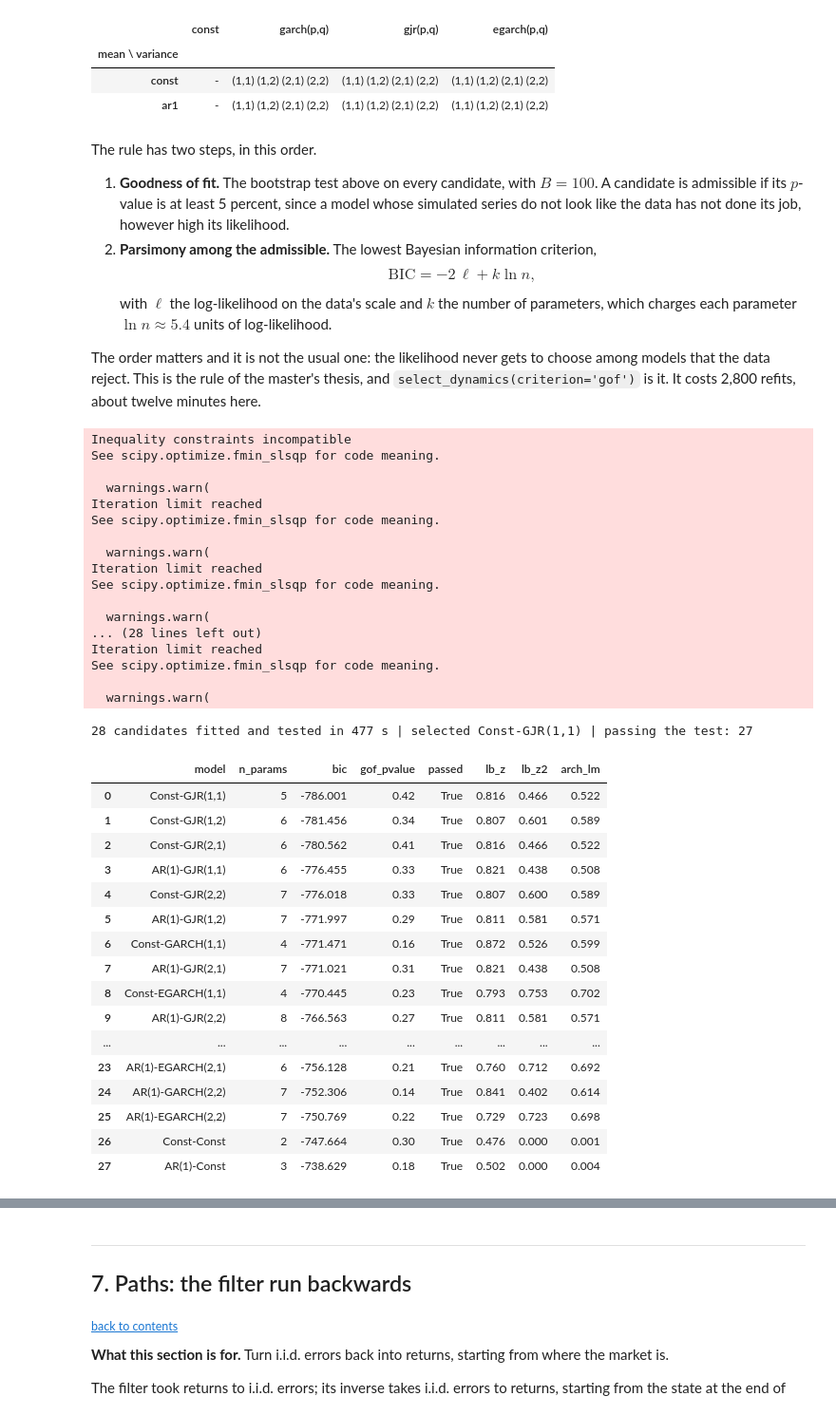
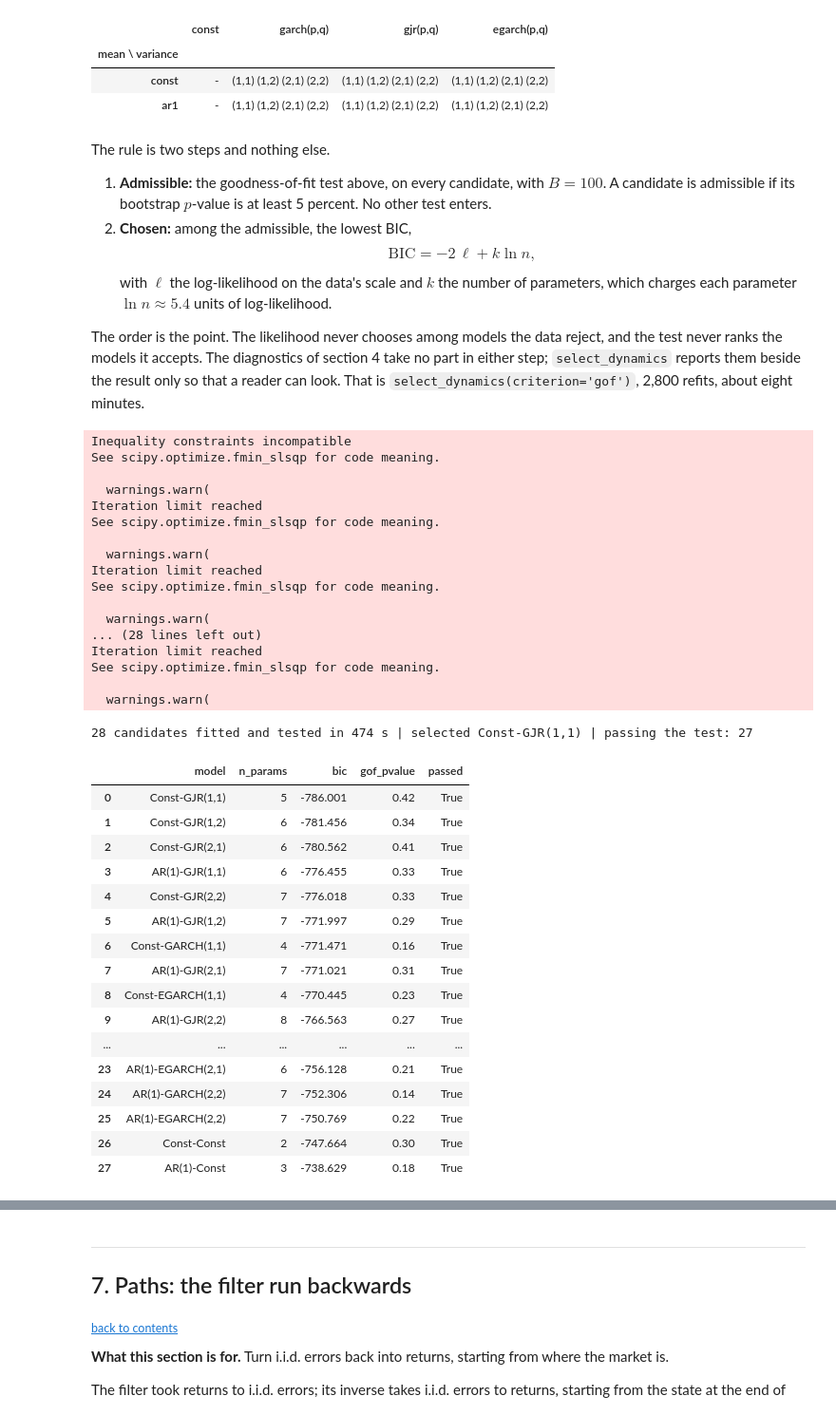
Before and after one commit to mamadouyamar/CVineMarketGen, a Jupyter notebook: examples/04_time_series_of_a_factor.ipynb, the cells around one changed output, grey strips where cells are left out. Shown at 95% size. Saved outputs shown, nothing was run; the diff lists cells and outputs as text; code cells hidden in the pictures.

```diff
--- a/examples/04_time_series_of_a_factor.ipynb
+++ b/examples/04_time_series_of_a_factor.ipynb
@@ -484,64 +496,63 @@ the GARCH family grid, plus HMM(2) and HMM(3): 28 candidates
 | const | - | (1,1) (1,2) (2,1) (2,2) | (1,1) (1,2) (2,1) (2,2) | (1,1) (1,2) (2,1) (2,2) |
 | ar1 | - | (1,1) (1,2) (2,1) (2,2) | (1,1) (1,2) (2,1) (2,2) | (1,1) (1,2) (2,1) (2,2) |
 # %% [markdown]
-The rule has two steps, in this order.
+The rule is two steps and nothing else.
 
-1. **Goodness of fit.** The bootstrap test above on every candidate, with
-   $B = 100$. A candidate is admissible if its $p$-value is at least 5
-   percent, since a model whose simulated series do not look like the data
-   has not done its job, however high its likelihood.
-2. **Parsimony among the admissible.** The lowest Bayesian information
-   criterion,
+1. **Admissible:** the goodness-of-fit test above, on every candidate, with
+   $B = 100$. A candidate is admissible if its bootstrap $p$-value is at
+   least 5 percent. No other test enters.
+2. **Chosen:** among the admissible, the lowest BIC,
    $$\mathrm{BIC} = -2\,\ell + k \ln n,$$
    with $\ell$ the log-likelihood on the data's scale and $k$ the number of
    parameters, which charges each parameter $\ln n \approx 5.4$ units of
    log-likelihood.
 
-The order matters and it is not the usual one: the likelihood never gets to
-choose among models that the data reject. This is the rule of the master's
-thesis, and `select_dynamics(criterion='gof')` is it. It costs 2,800 refits,
-about twelve minutes here.
+The order is the point. The likelihood never chooses among models the data
+reject, and the test never ranks the models it accepts. The diagnostics of
+section 4 take no part in either step; `select_dynamics` reports them beside
+the result only so that a reader can look. That is
+`select_dynamics(criterion='gof')`, 2,800 refits, about eight minutes.
 # %%
 t0 = time.time()
 sel = select_dynamics(y.to_frame(), B=100, seed=0, verbose=False)
 best = sel.models["Equity DM"]
-cand = sel.candidates.sort_values("bic")[["model", "n_params", "bic", "gof_pvalue", "passed", "lb_z", "lb_z2", "arch_lm"]].reset_index(drop=True)
+cand = sel.candidates.sort_values("bic")[["model", "n_params", "bic", "gof_pvalue", "passed"]].reset_index(drop=True)
 print(f"{len(cand)} candidates fitted and tested in {time.time() - t0:.0f} s | selected {best.name} | passing the test: {int(cand['passed'].sum())}")
 cand.round(3)
 # %% [output]
 Inequality constraints incompatible
 See scipy.optimize.fmin_slsqp for code meaning.
 
   warnings.warn(
 Iteration limit reached
 See scipy.optimize.fmin_slsqp for code meaning.
 
   warnings.warn(
 Iteration limit reached
 See scipy.optimize.fmin_slsqp for code meaning.
 
   warnings.warn(
 ... (28 lines left out)
 Iteration limit reached
 See scipy.optimize.fmin_slsqp for code meaning.
 
   warnings.warn(
-28 candidates fitted and tested in 477 s | selected Const-GJR(1,1) | passing the test: 27
+28 candidates fitted and tested in 474 s | selected Const-GJR(1,1) | passing the test: 27
-|  | model | n_params | bic | gof_pvalue | passed | lb_z | lb_z2 | arch_lm |
-| 0 | Const-GJR(1,1) | 5 | -786.001 | 0.42 | True | 0.816 | 0.466 | 0.522 |
-| 1 | Const-GJR(1,2) | 6 | -781.456 | 0.34 | True | 0.807 | 0.601 | 0.589 |
-| 2 | Const-GJR(2,1) | 6 | -780.562 | 0.41 | True | 0.816 | 0.466 | 0.522 |
-| 3 | AR(1)-GJR(1,1) | 6 | -776.455 | 0.33 | True | 0.821 | 0.438 | 0.508 |
-| 4 | Const-GJR(2,2) | 7 | -776.018 | 0.33 | True | 0.807 | 0.600 | 0.589 |
-| 5 | AR(1)-GJR(1,2) | 7 | -771.997 | 0.29 | True | 0.811 | 0.581 | 0.571 |
-| 6 | Const-GARCH(1,1) | 4 | -771.471 | 0.16 | True | 0.872 | 0.526 | 0.599 |
-| 7 | AR(1)-GJR(2,1) | 7 | -771.021 | 0.31 | True | 0.821 | 0.438 | 0.508 |
-| 8 | Const-EGARCH(1,1) | 4 | -770.445 | 0.23 | True | 0.793 | 0.753 | 0.702 |
-| 9 | AR(1)-GJR(2,2) | 8 | -766.563 | 0.27 | True | 0.811 | 0.581 | 0.571 |
-| ... | ... | ... | ... | ... | ... | ... | ... | ... |
-| 23 | AR(1)-EGARCH(2,1) | 6 | -756.128 | 0.21 | True | 0.760 | 0.712 | 0.692 |
-| 24 | AR(1)-GARCH(2,2) | 7 | -752.306 | 0.14 | True | 0.841 | 0.402 | 0.614 |
-| 25 | AR(1)-EGARCH(2,2) | 7 | -750.769 | 0.22 | True | 0.729 | 0.723 | 0.698 |
-| 26 | Const-Const | 2 | -747.664 | 0.30 | True | 0.476 | 0.000 | 0.001 |
-| 27 | AR(1)-Const | 3 | -738.629 | 0.18 | True | 0.502 | 0.000 | 0.004 |
+|  | model | n_params | bic | gof_pvalue | passed |
+| 0 | Const-GJR(1,1) | 5 | -786.001 | 0.42 | True |
+| 1 | Const-GJR(1,2) | 6 | -781.456 | 0.34 | True |
+| 2 | Const-GJR(2,1) | 6 | -780.562 | 0.41 | True |
+| 3 | AR(1)-GJR(1,1) | 6 | -776.455 | 0.33 | True |
+| 4 | Const-GJR(2,2) | 7 | -776.018 | 0.33 | True |
+| 5 | AR(1)-GJR(1,2) | 7 | -771.997 | 0.29 | True |
+| 6 | Const-GARCH(1,1) | 4 | -771.471 | 0.16 | True |
+| 7 | AR(1)-GJR(2,1) | 7 | -771.021 | 0.31 | True |
+| 8 | Const-EGARCH(1,1) | 4 | -770.445 | 0.23 | True |
+| 9 | AR(1)-GJR(2,2) | 8 | -766.563 | 0.27 | True |
+| ... | ... | ... | ... | ... | ... |
+| 23 | AR(1)-EGARCH(2,1) | 6 | -756.128 | 0.21 | True |
+| 24 | AR(1)-GARCH(2,2) | 7 | -752.306 | 0.14 | True |
+| 25 | AR(1)-EGARCH(2,2) | 7 | -750.769 | 0.22 | True |
+| 26 | Const-Const | 2 | -747.664 | 0.30 | True |
+| 27 | AR(1)-Const | 3 | -738.629 | 0.18 | True |
 # %% [markdown]
```
Also changed, not shown: parts of 6 cells of this notebook, 2 other files.
